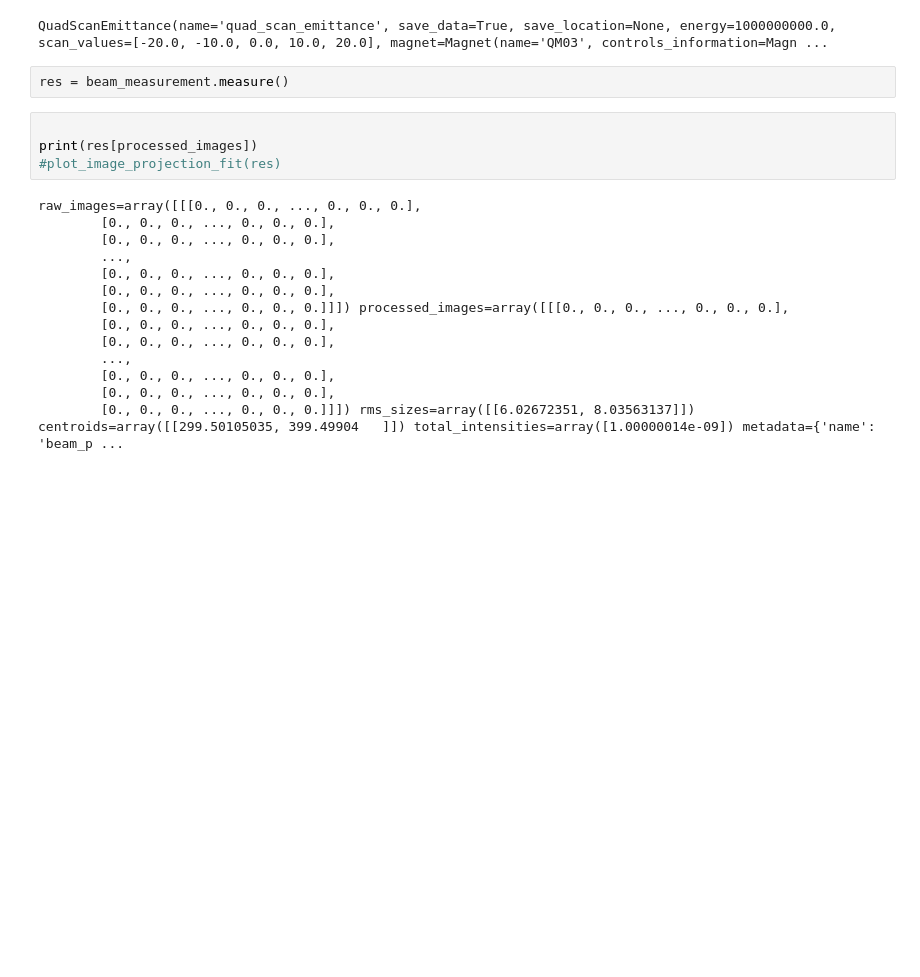
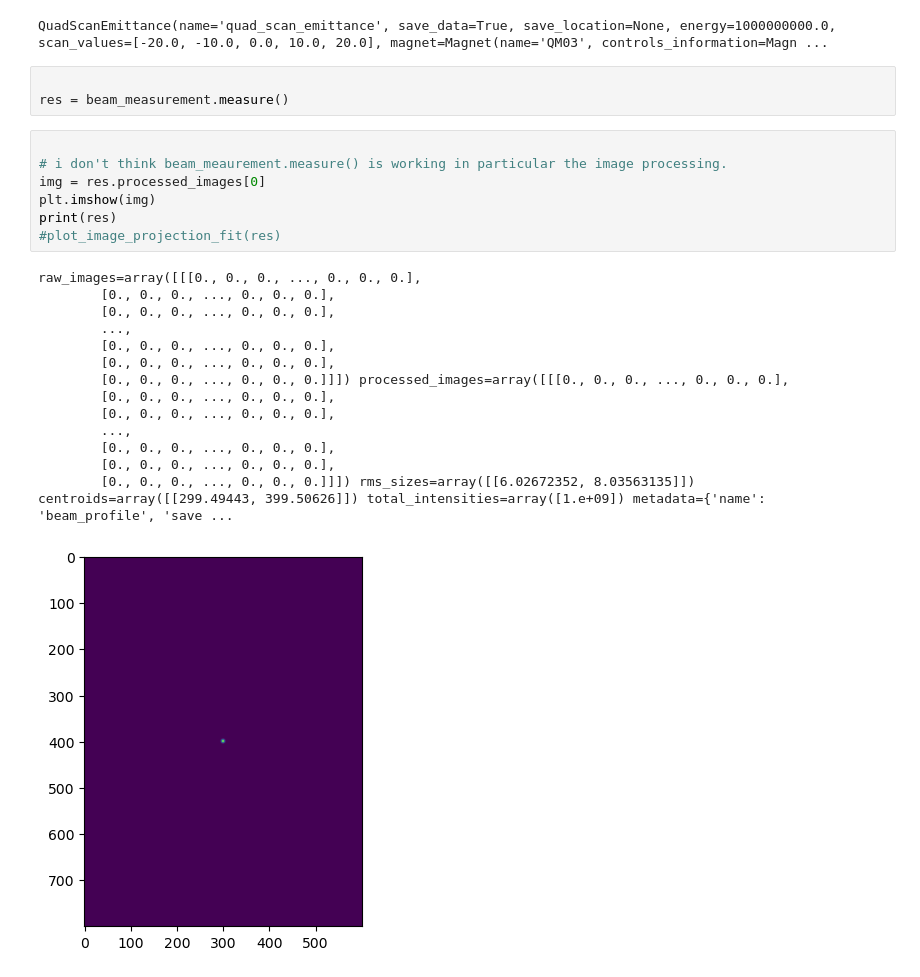
Before and after one commit to roussel-ryan/cheetah_diag0_sim, a Jupyter notebook: experiment.ipynb, the cells around one changed output. Drawn from its saved outputs; the diff is of its cells as text; blank space fills up the shorter version.

```diff
--- a/experiment.ipynb
+++ b/experiment.ipynb
@@ -26,22 +30,27 @@ QuadScanEmittance(magnet=magnet, energy= 1e9, scan_values= scan_values, beamsize
 # %% [output]
 QuadScanEmittance(name='quad_scan_emittance', save_data=True, save_location=None, energy=1000000000.0, scan_values=[-20.0, -10.0, 0.0, 10.0, 20.0], magnet=Magnet(name='QM03', controls_information=Magn ...
 # %%
+
 res = beam_measurement.measure()
-# %%
-
-print(res[processed_images])
-#plot_image_projection_fit(res)
-# %% [output]
-raw_images=array([[[0., 0., 0., ..., 0., 0., 0.],
-        [0., 0., 0., ..., 0., 0., 0.],
-        [0., 0., 0., ..., 0., 0., 0.],
-        ...,
-        [0., 0., 0., ..., 0., 0., 0.],
-        [0., 0., 0., ..., 0., 0., 0.],
-        [0., 0., 0., ..., 0., 0., 0.]]]) processed_images=array([[[0., 0., 0., ..., 0., 0., 0.],
-        [0., 0., 0., ..., 0., 0., 0.],
-        [0., 0., 0., ..., 0., 0., 0.],
-        ...,
-        [0., 0., 0., ..., 0., 0., 0.],
-        [0., 0., 0., ..., 0., 0., 0.],
-        [0., 0., 0., ..., 0., 0., 0.]]]) rms_sizes=array([[6.02672351, 8.03563137]]) centroids=array([[299.50105035, 399.49904   ]]) total_intensities=array([1.00000014e-09]) metadata={'name': 'beam_p ...
+# %%
+
+# i don't think beam_meaurement.measure() is working in particular the image processing.
+img = res.processed_images[0]
+plt.imshow(img)
+print(res)
+#plot_image_projection_fit(res)
+# %% [output]
+raw_images=array([[[0., 0., 0., ..., 0., 0., 0.],
+        [0., 0., 0., ..., 0., 0., 0.],
+        [0., 0., 0., ..., 0., 0., 0.],
+        ...,
+        [0., 0., 0., ..., 0., 0., 0.],
+        [0., 0., 0., ..., 0., 0., 0.],
+        [0., 0., 0., ..., 0., 0., 0.]]]) processed_images=array([[[0., 0., 0., ..., 0., 0., 0.],
+        [0., 0., 0., ..., 0., 0., 0.],
+        [0., 0., 0., ..., 0., 0., 0.],
+        ...,
+        [0., 0., 0., ..., 0., 0., 0.],
+        [0., 0., 0., ..., 0., 0., 0.],
+        [0., 0., 0., ..., 0., 0., 0.]]]) rms_sizes=array([[6.02672352, 8.03563135]]) centroids=array([[299.49443, 399.50626]]) total_intensities=array([1.e+09]) metadata={'name': 'beam_profile', 'save ...
+[figure, added]
```
Also changed, not shown: parts of 5 cells of this notebook, 4 other files.
